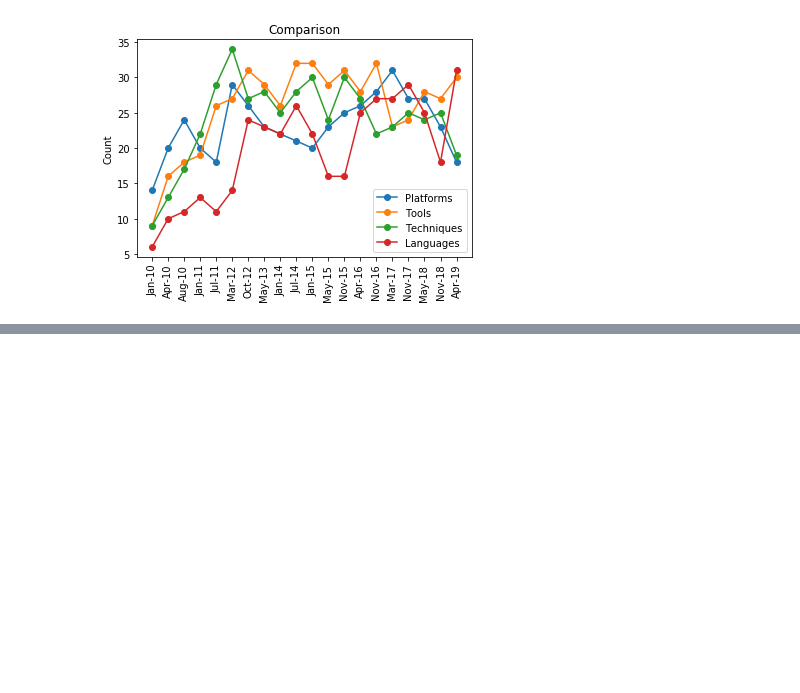
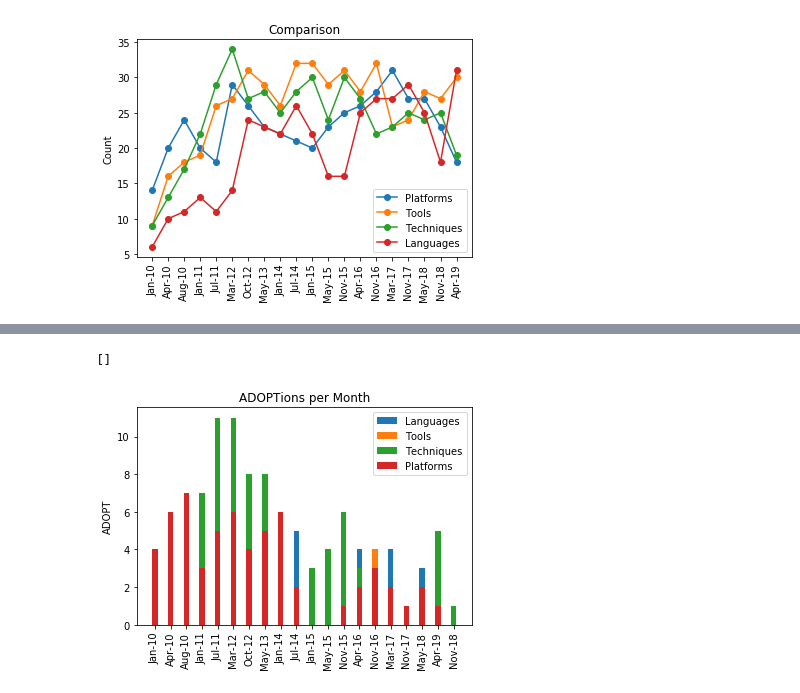
Before and after one commit to phsheth/radar, a Jupyter notebook: radar_eda.ipynb, the cells around one changed output, grey strips where cells are left out. Cells and saved outputs as stored; diff of their text form; code cells hidden in the pictures; blank space fills up the shorter version.

```diff
--- a/radar_eda.ipynb
+++ b/radar_eda.ipynb
@@ -229,0 +272,29 @@ plt.plot()
+# %%
+tech_v4_adopt = tech_v4[tech_v4['Stage'] == 'ADOPT']
+tech_v4_adopt_languages = tech_v4_adopt[tech_v4_adopt['Category'] == 'Languages']
+tech_v4_adopt_tools = tech_v4_adopt[tech_v4_adopt['Category'] == 'Tools']
+tech_v4_adopt_techniques = tech_v4_adopt[tech_v4_adopt['Category'] == 'Techniques']
+tech_v4_adopt_platforms = tech_v4_adopt[tech_v4_adopt['Category'] == 'Platforms']
+
+tech_v4_adopt_languages = tech_v4_adopt_languages.sort_values(by=['Volume'])
+tech_v4_adopt_tools = tech_v4_adopt_tools.sort_values(by=['Volume'])
+tech_v4_adopt_techniques = tech_v4_adopt_techniques.sort_values(by=['Volume'])
+tech_v4_adopt_platforms = tech_v4_adopt_platforms.sort_values(by=['Volume'])
+
+width = 0.35
+p1 = plt.bar(tech_v4_adopt_languages['Month'], tech_v4_adopt_languages['size'], width, label = 'Languages')
+p2 = plt.bar(tech_v4_adopt_tools['Month'], tech_v4_adopt_tools['size'], width, label = 'Tools')
+p3 = plt.bar(tech_v4_adopt_techniques['Month'], tech_v4_adopt_techniques['size'], width, label = 'Techniques')
+p4 = plt.bar(tech_v4_adopt_platforms['Month'], tech_v4_adopt_platforms['size'], width, label = 'Platforms')
+
+
+plt.xticks(rotation='vertical')
+
+plt.title('ADOPTions per Month')
+plt.ylabel('ADOPT')
+plt.legend()
+
+plt.plot()
+# %% [output]
+[]
+[figure, added]
```
Also changed, not shown: parts of 7 cells of this notebook.
